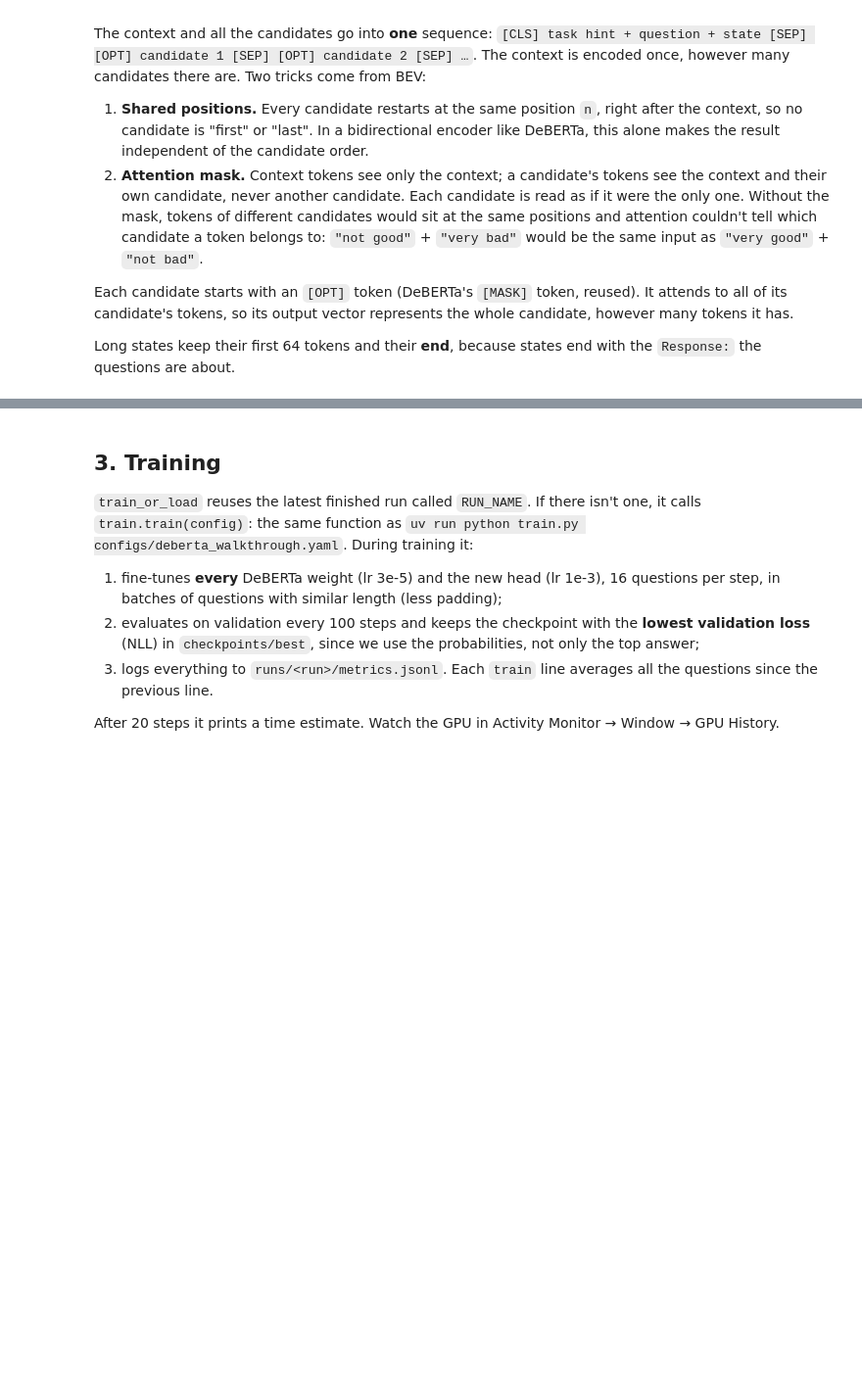
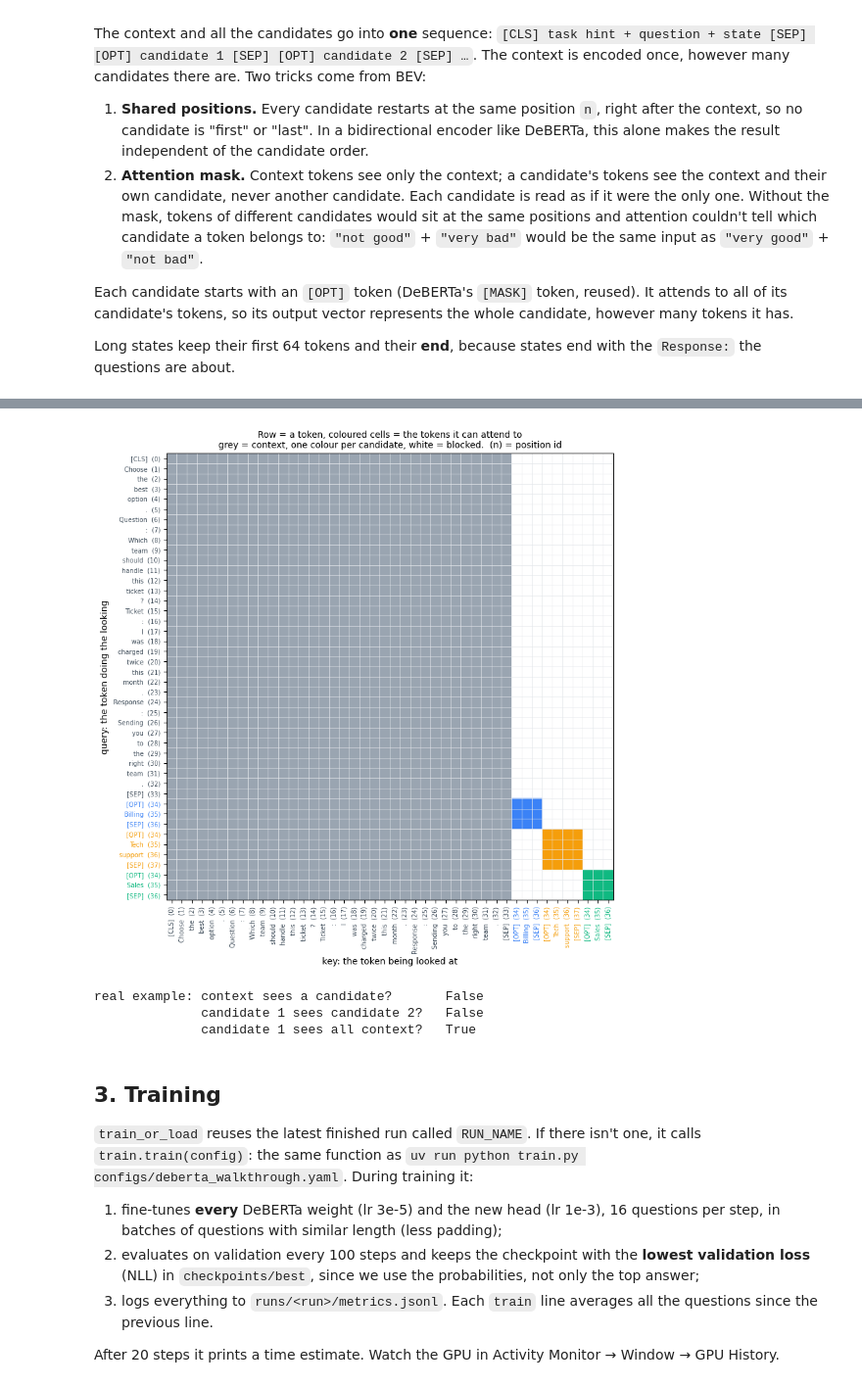
Before and after one commit to Alichnikof/nbev, a Jupyter notebook: deberta_full_walkthrough.ipynb, the cells around one changed output, grey strips where cells are left out. Shown at 98% size. Saved outputs shown, nothing was run; the diff lists cells and outputs as text; code cells hidden in the pictures; blank space fills up the shorter version.

```diff
--- a/deberta_full_walkthrough.ipynb
+++ b/deberta_full_walkthrough.ipynb
@@ -173,15 +167,0 @@ one sequence of 313 tokens; the context takes positions 0..284
-# %%
-import matplotlib.pyplot as plt
-
-# Who may attend to whom (black = allowed), zoomed on the end of the context and the candidates
-mask = arch.tokenization.attention_mask_for(encoded, len(ids))
-first = max(0, n - 12)
-fig, ax = plt.subplots(figsize=(6, 6))
-ax.imshow(mask[first:, first:], cmap="Greys", interpolation="nearest")
-for start, end in encoded["blocks"]:
-    for edge in (start - first - 0.5, end - first - 0.5):
-        ax.axhline(edge, c="C1", lw=0.6)
-        ax.axvline(edge, c="C1", lw=0.6)
-ax.set(title=f"attention mask, tokens {first}..{len(ids) - 1}\n(last 12 context tokens, then one block per candidate)",
-       xlabel="attended token (key)", ylabel="attending token (query)")
-plt.show()
@@ -190,3 +210,53 @@ plt.show()
+# %%
+import matplotlib.pyplot as plt
+import numpy as np
+from matplotlib.colors import ListedColormap
+
+# A short made-up question, encoded with the same code as training, so every token fits on the axes
+toy = arch.encode_example("Ticket: I was charged twice this month. Response: Sending you to the right team.",
+                          "Which team should handle this ticket?", ["Billing", "Tech support", "Sales"], "choice",
+                          d["max_state_tokens"], d["max_choice_tokens"])
+toy_ids, toy_pos, toy_n = toy["input_ids"], toy["position_ids"], toy["context_len"]
+L = len(toy_ids)
+mask = arch.tokenization.attention_mask_for(toy, L).numpy()
+
+owner = np.zeros(L, dtype=int)                     # 0 = context, i = candidate i
+for i, (start, end) in enumerate(toy["blocks"], 1):
+    owner[start:end] = i
+colors = ["#9aa5b1", "#3b82f6", "#f59e0b", "#10b981"]
+# colour of an allowed cell = who the KEY belongs to; white = blocked
+grid = np.where(mask, owner[None, :] + 1, 0)
+token_text = lambda t: "[OPT]" if t == arch.tokenization.OPT_TOKEN_ID else tokenizer.convert_ids_to_tokens(t).replace("▁", "")
+labels = [f"{token_text(t)}  ({p})" for t, p in zip(toy_ids, toy_pos)]
+
+fig, ax = plt.subplots(figsize=(9, 9))
+ax.imshow(grid, cmap=ListedColormap(["white", *colors]), vmin=0, vmax=4, interpolation="nearest")
+ax.set_xticks(range(L), labels, rotation=90, fontsize=7)
+ax.set_yticks(range(L), labels, fontsize=7)
+for tick_labels in (ax.get_xticklabels(), ax.get_yticklabels()):
+    for label, o in zip(tick_labels, owner):
+        label.set_color(colors[o] if o else "#3e4c59")
+ax.set_xticks(np.arange(L + 1) - 0.5, minor=True)
+ax.set_yticks(np.arange(L + 1) - 0.5, minor=True)
+ax.grid(which="minor", color="#e4e7eb", lw=0.5)
+ax.tick_params(which="minor", length=0)
+ax.set_xlabel("key: the token being looked at")
+ax.set_ylabel("query: the token doing the looking")
+ax.set_title("Row = a token, coloured cells = the tokens it can attend to\n"
+             "grey = context, one colour per candidate, white = blocked.  (n) = position id", fontsize=10)
+plt.show()
+
+# The same rules, checked on the real 313-token example above
+real = arch.tokenization.attention_mask_for(encoded, len(ids))
+(a0, a1), (b0, b1) = encoded["blocks"][:2]
+print("real example: context sees a candidate?      ", bool(real[:n, n:].any()))
+print("              candidate 1 sees candidate 2?  ", bool(real[a0:a1, b0:b1].any()))
+print("              candidate 1 sees all context?  ", bool(real[a0:a1, :n].all()))
+# %% [output]
+[figure, added]
+real example: context sees a candidate?       False
+              candidate 1 sees candidate 2?   False
+              candidate 1 sees all context?   True
 # %% [markdown]
 ## 3. Training
 
```
Also changed, not shown: parts of 26 cells of this notebook, 13 other files.
